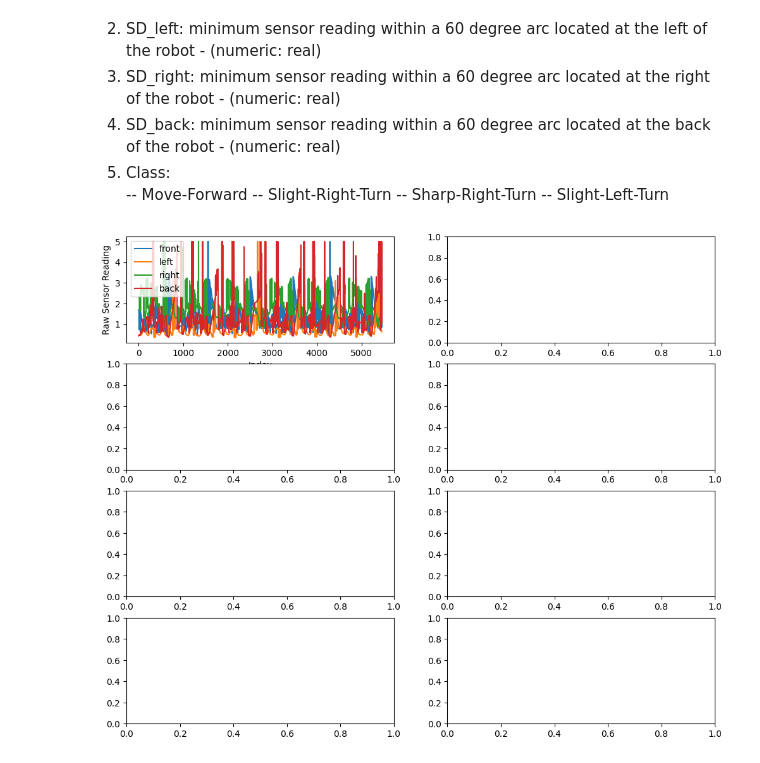
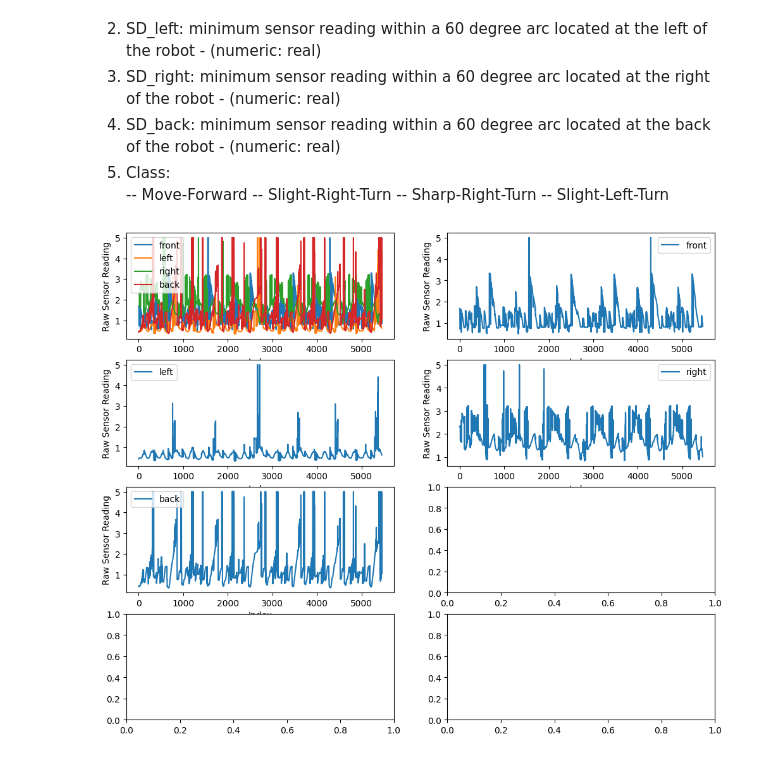
Before and after one commit to AdrianTuscano/data-analysis-exploration, a Jupyter notebook: sensor-readings/test.ipynb, the cells around one changed output. Drawn from its saved outputs; the diff is of its cells as text; code cells hidden in the pictures.

Commit message:
working on the sensor readings notebook

```diff
--- a/sensor-readings/test.ipynb
+++ b/sensor-readings/test.ipynb
@@ -14,27 +14,46 @@
 # %%
 import numpy as np
 import pandas as pd
 import matplotlib.pyplot as plt
 
 dataframe = pd.read_csv('sensor_readings_4.csv')
 
 fig, axes = plt.subplots(4, 2, figsize=(12, 10))
 
 x = dataframe.index
 y1 = dataframe['front']
 y2 = dataframe['left']
 y3 = dataframe['right']
 y4 = dataframe['back']
 axes[0,0].plot(x, y1, label='front')
 axes[0,0].plot(x, y2, label='left')
 axes[0,0].plot(x, y3, label='right')
 axes[0,0].plot(x, y4, label='back')
 axes[0,0].set_xlabel('Index')
 axes[0,0].set_ylabel('Raw Sensor Reading')
 axes[0,0].legend()
 
+axes[0,1].plot(x, y1, label='front')
+axes[0,1].set_xlabel('Index')
+axes[0,1].set_ylabel('Raw Sensor Reading')
+axes[0,1].legend()
+
+axes[1,0].plot(x, y2, label='left')
+axes[1,0].set_xlabel('Index')
+axes[1,0].set_ylabel('Raw Sensor Reading')
+axes[1,0].legend()
+
+axes[1,1].plot(x, y3, label='right')
+axes[1,1].set_xlabel('Index')
+axes[1,1].set_ylabel('Raw Sensor Reading')
+axes[1,1].legend()
+
+axes[2,0].plot(x, y4, label='back')
+axes[2,0].set_xlabel('Index')
+axes[2,0].set_ylabel('Raw Sensor Reading')
+axes[2,0].legend()
 
 
 plt.show()
 # %% [output]
-[figure, old version]
+[figure, new version]
```
Also changed, not shown: parts of 1 cell of this notebook.
